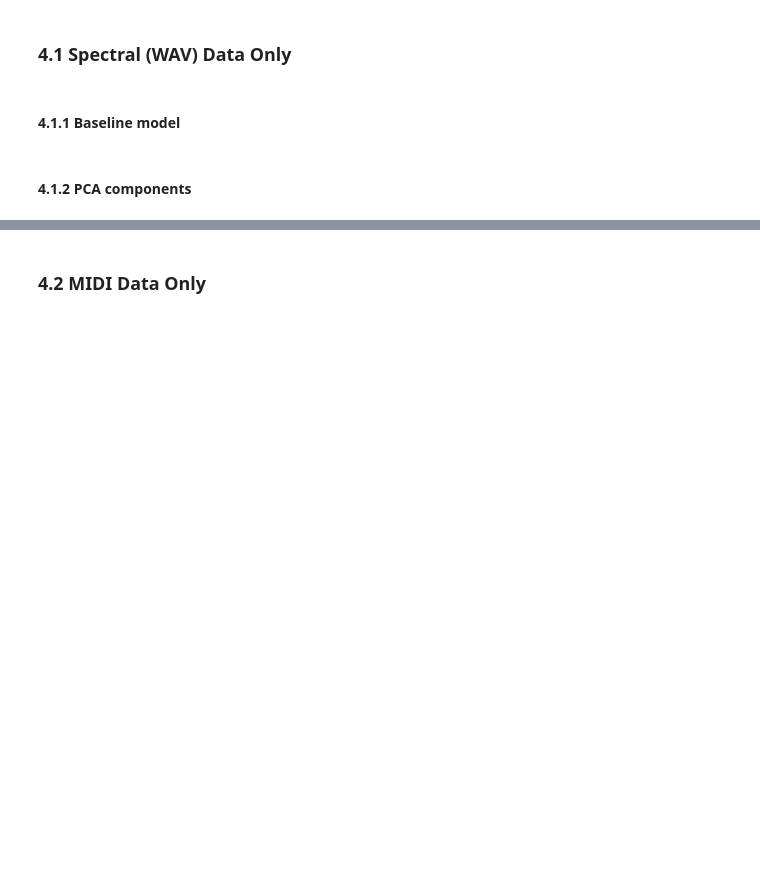
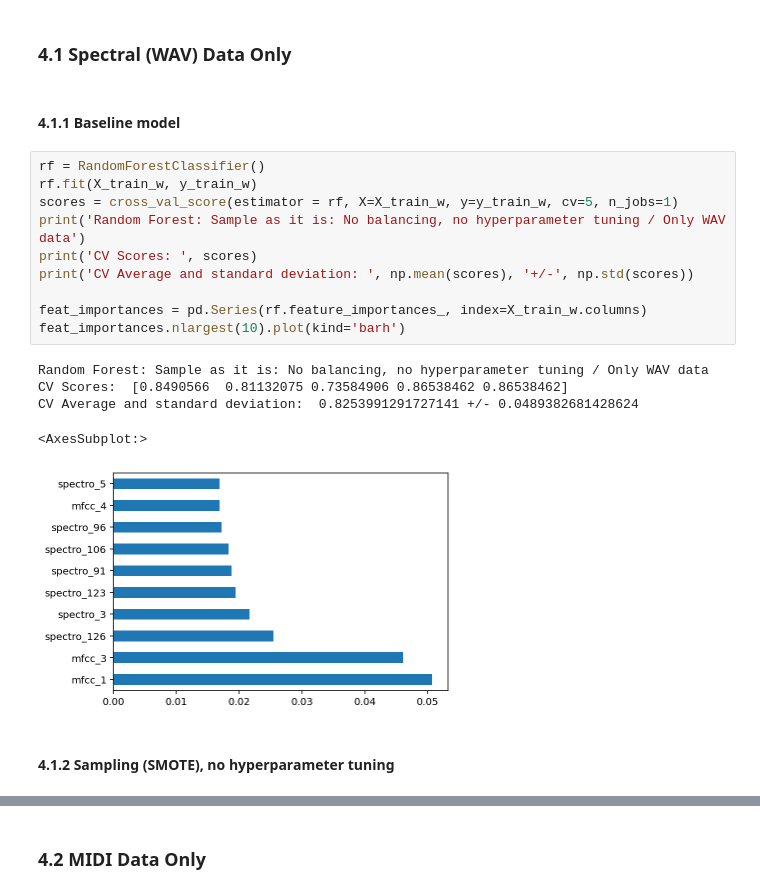
Before and after one commit to dfristau/ristau_berton_huang_meneses_w207_final_project, a Jupyter notebook: scripts/Model Consolidation.ipynb, the cells around one changed output, grey strips where cells are left out. Cells and saved outputs as stored; diff of their text form; blank space fills up the shorter version.

Commit message:
Almost complete
Naive Bayes and Decision Tree need some PCA alternatives.
Neural network to be included.
Some SVM models could not run. Also, the Grid Search for Random Forest is taking so long!

```diff
--- a/scripts/Model Consolidation.ipynb
+++ b/scripts/Model Consolidation.ipynb
@@ -527,5 +589,21 @@ y_train_c = comb_train.iloc[:,np.r_[177]]
 ### 4.1 Spectral (WAV) Data Only
 # %% [markdown]
 #### 4.1.1 Baseline model
+# %%
+rf = RandomForestClassifier()
+rf.fit(X_train_w, y_train_w)
+scores = cross_val_score(estimator = rf, X=X_train_w, y=y_train_w, cv=5, n_jobs=1)
+print('Random Forest: Sample as it is: No balancing, no hyperparameter tuning / Only WAV data')
+print('CV Scores: ', scores)
+print('CV Average and standard deviation: ', np.mean(scores), '+/-', np.std(scores))
+
+feat_importances = pd.Series(rf.feature_importances_, index=X_train_w.columns)
+feat_importances.nlargest(10).plot(kind='barh')
+# %% [output]
+Random Forest: Sample as it is: No balancing, no hyperparameter tuning / Only WAV data
+CV Scores:  [0.8490566  0.81132075 0.73584906 0.86538462 0.86538462]
+CV Average and standard deviation:  0.8253991291727141 +/- 0.0489382681428624
+<AxesSubplot:>
+[figure, added]
 # %% [markdown]
-#### 4.1.2 PCA components
+#### 4.1.2 Sampling (SMOTE), no hyperparameter tuning
```
Also changed, not shown: parts of 66 cells of this notebook.
